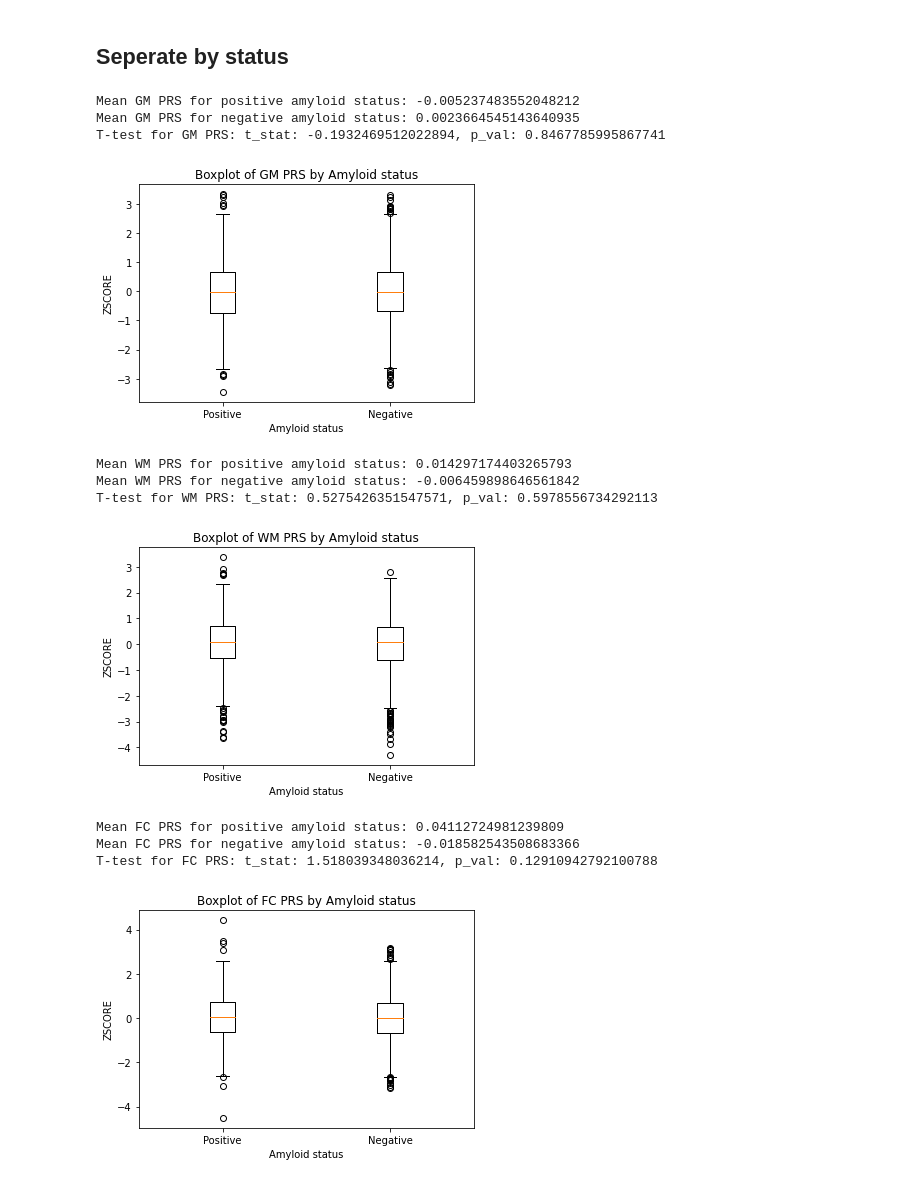
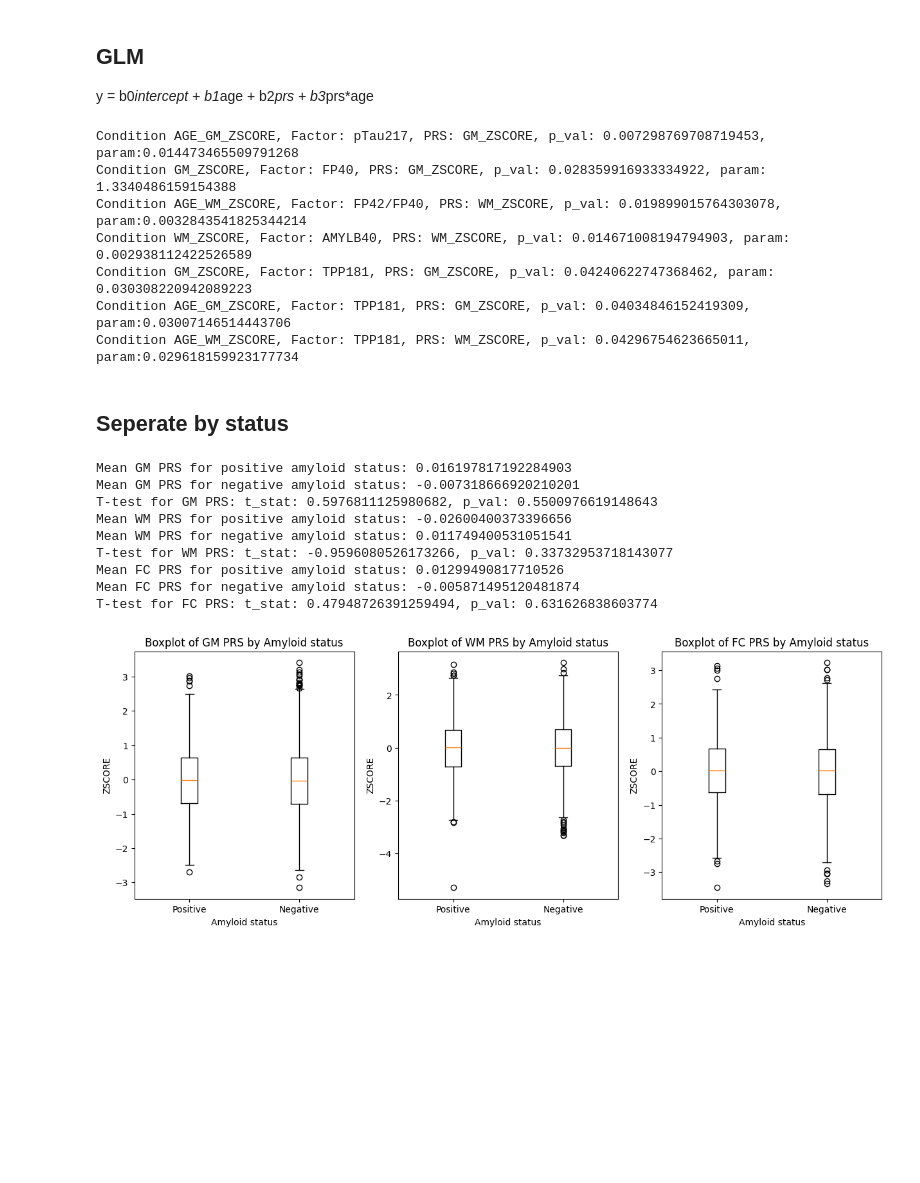
Before and after one commit to JGarciaCondado/AgingBrainStudy, a Jupyter notebook: Data_analysis.ipynb, the cells around one changed output. Drawn from its saved outputs; the diff is of its cells as text; code cells hidden in the pictures; blank space fills up the shorter version.

```diff
--- a/Data_analysis.ipynb
+++ b/Data_analysis.ipynb
@@ -6,15 +7,18 @@ import matplotlib.pyplot as plt
 from scipy.stats import pearsonr, ttest_ind
 from sklearn.linear_model import LinearRegression
 # %%
+# PRS threshold
+prs_th = 0.5
+
 # Get dataframe
-df = pd.read_csv('data/processed_data.csv')
-print(df.head())
+df = pd.read_csv(f'data/processed_data/processed_data_{prs_th}.csv')
 
 # Column names of interes
 info = ['AGEYR', 'SEX']
 prs_types = ['GM', 'WM', 'FC']
-prs_cols = ['{}_SCORE'.format(prs_type) for prs_type in prs_types] + \
-           ['{}_ZSCORE'.format(prs_type) for prs_type in prs_types]
+prs_cols = ['{}_ZSCORE'.format(prs_type) for prs_type in prs_types]
 genetics = ['APOEGN']
 amyloid = ['Amyloid']
-factors = [col for col in df.columns if col not in ['IID'] + info + prs_cols + genetics + amyloid]
+plasma_factors = ['pTau217', 'BP40', 'BP42', 'FP40', 'FP40/TP40', 'FP42', 'FP42/FP40',
+                  'FP42/TP42', 'TP40', 'TP42', 'TP42/TP40', 'AMYLB40', 'AMYLB42',
+                  'APOE4', 'GFAP ', 'NF-L ', 'TPP181']
@@ -95,39 +106,73 @@ Factor: TP42, Correlation: -0.04020125928283277, p_val: 0.04478709502067775
+# %% [markdown]
+## GLM
+
+y = b0*intercept + b1*age + b2*prs + b3*prs*age
+# %%
+# Create a GLM model for each factor
+for factor in plasma_factors:
+    df_factor = df[['AGEYR'] + [factor] + prs_cols].copy().dropna()
+    # Normalize age
+    df_factor['AGEYR'] = (df_factor['AGEYR'] - df_factor['AGEYR'].mean()) / df_factor['AGEYR'].std()
+    # For each PRS type
+    for prs in prs_cols:
+        # Interaction of Age and PRS
+        df_factor['AGEYR_{}'.format(prs)] = df_factor['AGEYR'] * df_factor[prs]
+        # Fit GLM model
+        X = sm.add_constant(df_factor[['AGEYR', prs, 'AGEYR_{}'.format(prs)]])
+        model = sm.GLM(df_factor[factor], X, family=sm.families.Gaussian()).fit()
+
+        # Show significant resulds smaller than 0.05
+        pvals = model.pvalues
+        params = model.params
+        if pvals[prs] < 0.05:
+            print('Condition {}, Factor: {}, PRS: {}, p_val: {}, param: {}'.format(prs, factor, prs, pvals[prs], params[prs]))
+        if pvals['AGEYR_{}'.format(prs)] < 0.05:
+            print('Condition {}, Factor: {}, PRS: {}, p_val: {}, param:{}'.format(f'AGE_{prs}', factor, prs, pvals['AGEYR_{}'.format(prs)], params['AGEYR_{}'.format(prs)]))
+# %% [output]
+Condition AGE_GM_ZSCORE, Factor: pTau217, PRS: GM_ZSCORE, p_val: 0.007298769708719453, param:0.014473465509791268
+Condition GM_ZSCORE, Factor: FP40, PRS: GM_ZSCORE, p_val: 0.028359916933334922, param: 1.3340486159154388
+Condition AGE_WM_ZSCORE, Factor: FP42/FP40, PRS: WM_ZSCORE, p_val: 0.019899015764303078, param:0.0032843541825344214
+Condition WM_ZSCORE, Factor: AMYLB40, PRS: WM_ZSCORE, p_val: 0.014671008194794903, param: 0.002938112422526589
+Condition GM_ZSCORE, Factor: TPP181, PRS: GM_ZSCORE, p_val: 0.04240622747368462, param: 0.030308220942089223
+Condition AGE_GM_ZSCORE, Factor: TPP181, PRS: GM_ZSCORE, p_val: 0.04034846152419309, param:0.03007146514443706
+Condition AGE_WM_ZSCORE, Factor: TPP181, PRS: WM_ZSCORE, p_val: 0.04296754623665011, param:0.029618159923177734
 # %% [markdown]
 ## Seperate by status
 # %%
 # Obtaain subject by amyloid status
 df_pos = df[df['Amyloid'] == 'positive']
 df_neg = df[df['Amyloid'] == 'negative']
 
-# Plot boxplots for each PRS type for each status
+# Plot boxplots for each PRS type for each status in one figure
+plt.figure(figsize=(15, 5))
+
 for prs in prs_types:
     # Obtain prs
     pos_prs = df_pos['{}_ZSCORE'.format(prs)].dropna().to_numpy()
     neg_prs = df_neg['{}_ZSCORE'.format(prs)].dropna().to_numpy()
     print('Mean {} PRS for positive amyloid status: {}'.format(prs, pos_prs.mean()))
     print('Mean {} PRS for negative amyloid status: {}'.format(prs, neg_prs.mean()))
 
     # Caclulate t-test
     t_stat, p_val = ttest_ind(pos_prs, neg_prs)
     print('T-test for {} PRS: t_stat: {}, p_val: {}'.format(prs, t_stat, p_val))
 
     # Plot boxplot
+    plt.subplot(1, 3, prs_types.index(prs) + 1)
     plt.boxplot([pos_prs, neg_prs])
     plt.title('Boxplot of {} PRS by Amyloid status'.format(prs))
     plt.xlabel('Amyloid status')
     plt.ylabel('ZSCORE')
     plt.xticks([1, 2], ['Positive', 'Negative'])
-    plt.show()
+plt.show()
 # %% [output]
-Mean GM PRS for positive amyloid status: -0.005237483552048212
-Mean GM PRS for negative amyloid status: 0.0023664545143640935
-T-test for GM PRS: t_stat: -0.1932469512022894, p_val: 0.8467785995867741
+Mean GM PRS for positive amyloid status: 0.016197817192284903
+Mean GM PRS for negative amyloid status: -0.007318666920210201
+T-test for GM PRS: t_stat: 0.5976811125980682, p_val: 0.5500976619148643
+Mean WM PRS for positive amyloid status: -0.02600400373396656
+Mean WM PRS for negative amyloid status: 0.011749400531051541
+T-test for WM PRS: t_stat: -0.9596080526173266, p_val: 0.33732953718143077
+Mean FC PRS for positive amyloid status: 0.01299490817710526
+Mean FC PRS for negative amyloid status: -0.005871495120481874
+T-test for FC PRS: t_stat: 0.47948726391259494, p_val: 0.631626838603774
-[figure, old version]
+[figure, new version]
-Mean WM PRS for positive amyloid status: 0.014297174403265793
-Mean WM PRS for negative amyloid status: -0.006459898646561842
-T-test for WM PRS: t_stat: 0.5275426351547571, p_val: 0.5978556734292113
-[figure, removed]
-Mean FC PRS for positive amyloid status: 0.04112724981239809
-Mean FC PRS for negative amyloid status: -0.018582543508683366
-T-test for FC PRS: t_stat: 1.518039348036214, p_val: 0.12910942792100788
-[figure, removed]
```
Also changed, not shown: parts of 15 cells of this notebook, 2 other files.
